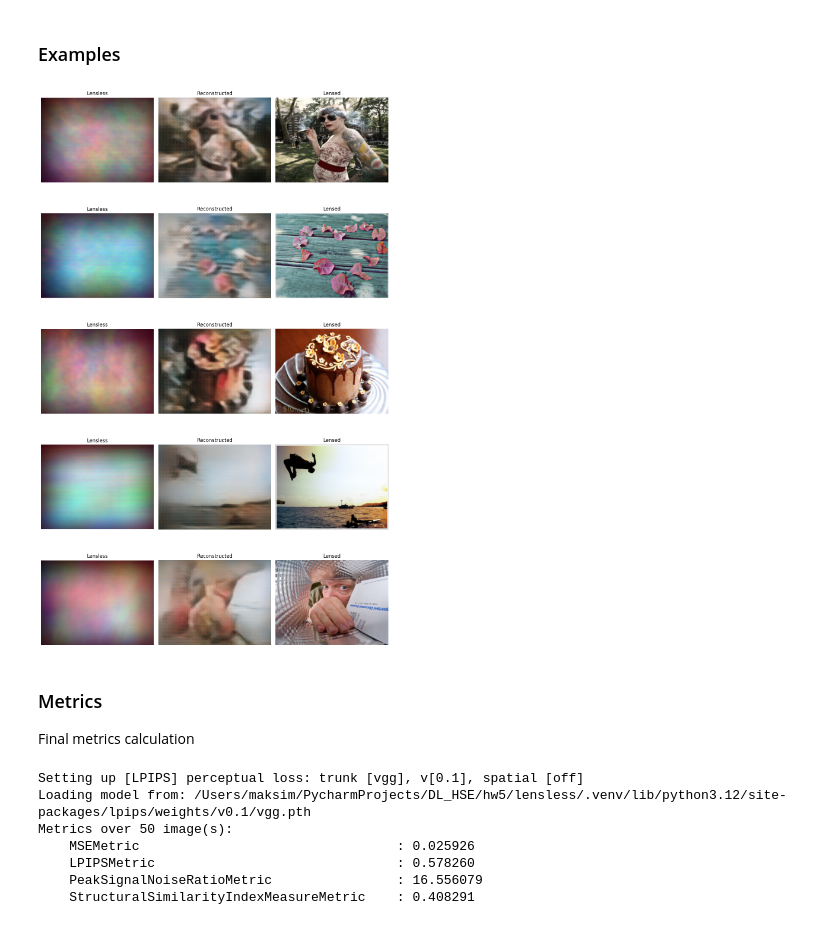
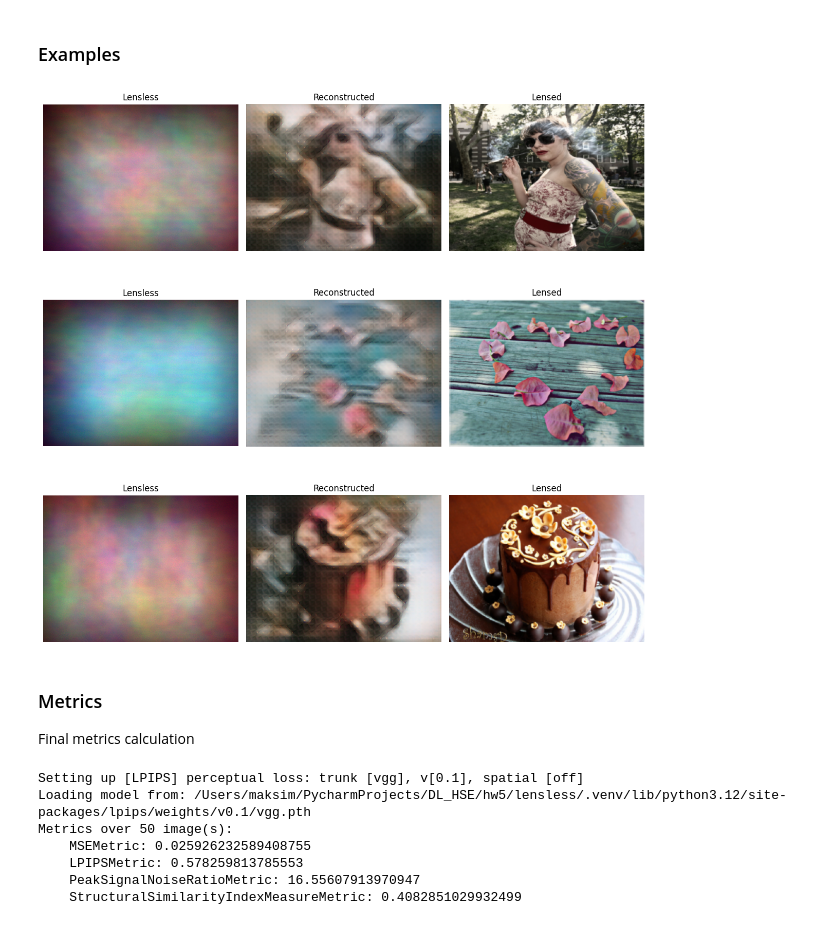
Before and after one commit to m-dumbduck/lensless, a Jupyter notebook: demo.ipynb, the cells around one changed output. Saved outputs shown, nothing was run; the diff lists cells and outputs as text; code cells hidden in the pictures.

```diff
--- a/demo.ipynb
+++ b/demo.ipynb
@@ -224,7 +175,7 @@ from src.lensless_helpers.preprocessor import get_dataset_object, get_roi
 # --------------------
 # You can adjust number of images to show
 
-N_SHOW = 5
+N_SHOW = 3
 
 # --------------------
 
@@ -234,34 +185,34 @@ has_lensed = lensed_dir.is_dir() and any(lensed_dir.glob("*.png"))
 
 pred_paths = sorted(PRED_DIR.glob("*.png"))[:N_SHOW]
 n_cols = 3 if has_lensed else 2
 
 fig, axes = plt.subplots(len(pred_paths), n_cols, figsize=(4 * n_cols, 4 * len(pred_paths)))
 if len(pred_paths) == 1:
     axes = axes[None, :]
 
 for row, pred_path in enumerate(pred_paths):
     image_id = pred_path.stem
     axes[row, 0].imshow(Image.open(lensless_dir / f"{image_id}.png"))
     axes[row, 0].set_title("Lensless")
     axes[row, 1].imshow(Image.open(pred_path))
     axes[row, 1].set_title("Reconstructed")
     if has_lensed:
         lensed, _, _ = get_dataset_object(
             Image.open(lensed_dir / f"{image_id}.png"),
             Image.open(lensless_dir / f"{image_id}.png"),
             None
         )
         lensed = get_roi(lensed.permute(2, 0, 1)).permute(1, 2, 0).numpy()
         axes[row, 2].imshow(lensed)
         axes[row, 2].set_title("Lensed")
 
     for c in range(n_cols):
         axes[row, c].axis("off")
 
 plt.tight_layout()
 plt.show()
 # %% [output]
-[figure, old version]
+[figure, new version]
 # %% [markdown]
 ### Metrics
 
@@ -269,7 +220,7 @@ Final metrics calculation
 # %%
 if has_lensed:
     res = subprocess.run(
-        [sys.executable, "scripts/calculate_metrics.py", "--gt", lensed_dir, "--pred", PRED_DIR],
+        [sys.executable, "calculate_metrics.py", "--gt", lensed_dir, "--pred", PRED_DIR],
         capture_output=True, text=True,
     )
     print(res.stdout)
@@ -279,7 +230,7 @@ else:
 Setting up [LPIPS] perceptual loss: trunk [vgg], v[0.1], spatial [off]
 Loading model from: /Users/maksim/PycharmProjects/DL_HSE/hw5/lensless/.venv/lib/python3.12/site-packages/lpips/weights/v0.1/vgg.pth
 Metrics over 50 image(s):
-    MSEMetric                                 : 0.025926
-    LPIPSMetric                               : 0.578260
-    PeakSignalNoiseRatioMetric                : 16.556079
-    StructuralSimilarityIndexMeasureMetric    : 0.408291
+    MSEMetric: 0.025926232589408755
+    LPIPSMetric: 0.578259813785553
+    PeakSignalNoiseRatioMetric: 16.55607913970947
+    StructuralSimilarityIndexMeasureMetric: 0.4082851029932499
```
Also changed, not shown: parts of 4 cells of this notebook, 2 other files.
